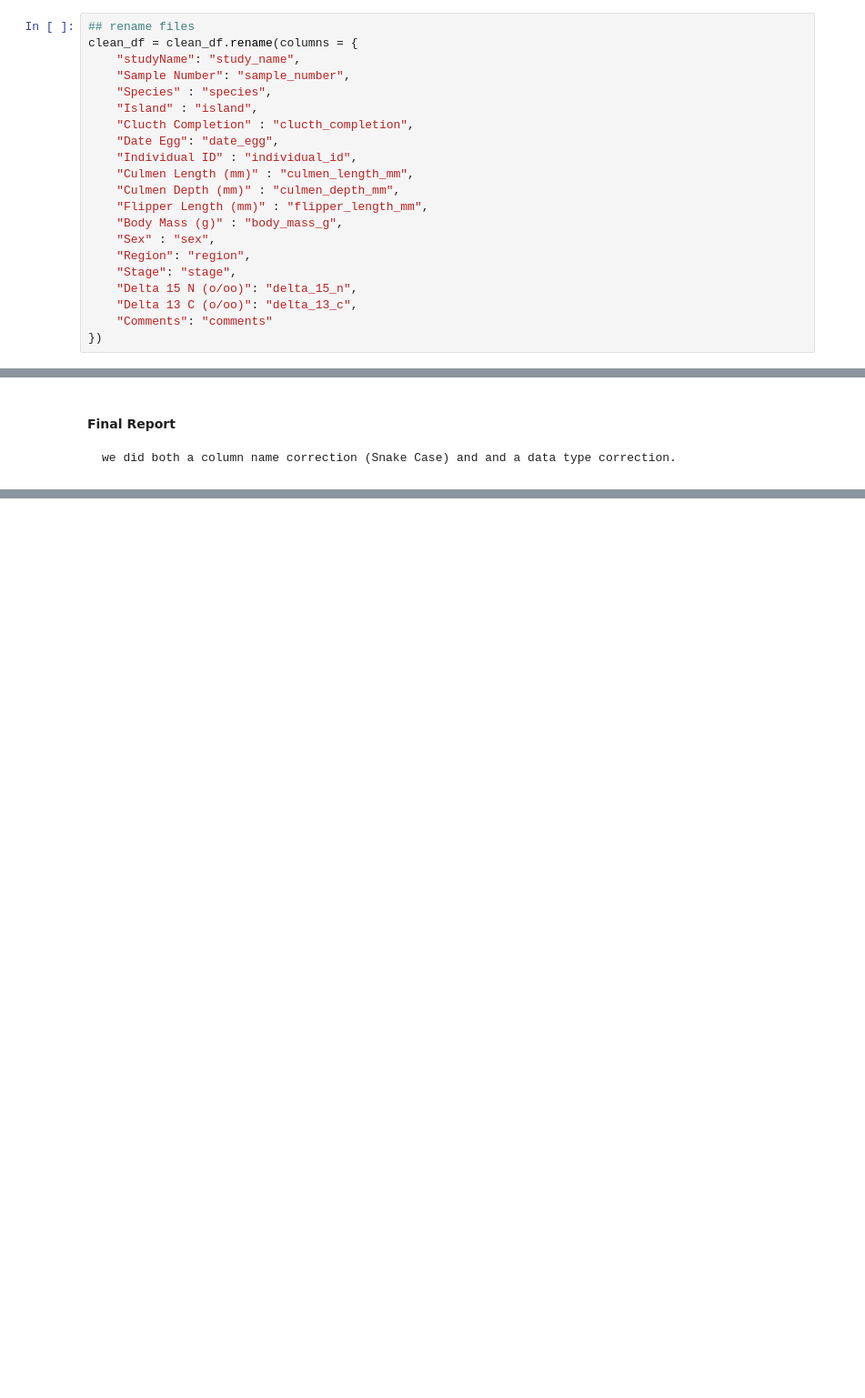
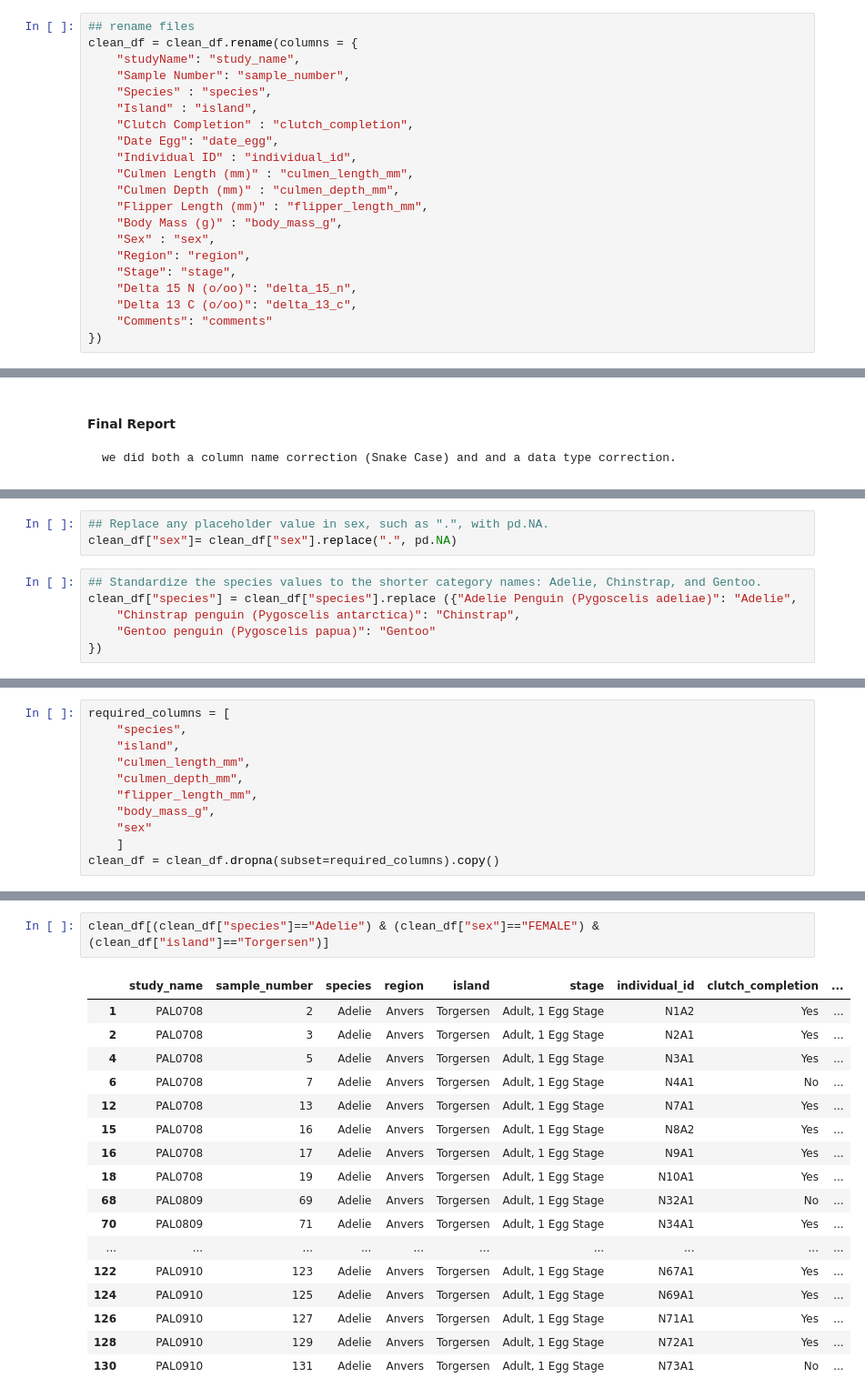
Before and after one commit to Alhassaned3/Data-Science-Phase-I, a Jupyter notebook: ADS HW 1.ipynb, the cells around one changed output, grey strips where cells are left out. Shown at 91% size. Saved outputs shown, nothing was run; the diff lists cells and outputs as text; blank space fills up the shorter version.

```diff
--- a/ADS HW 1.ipynb
+++ b/ADS HW 1.ipynb
@@ -122,7 +207,7 @@ clean_df = clean_df.rename(columns = {
     "Sample Number": "sample_number",
     "Species" : "species",
     "Island" : "island",
-    "Clucth Completion" : "clucth_completion",
+    "Clutch Completion" : "clutch_completion",
     "Date Egg": "date_egg",
     "Individual ID" : "individual_id",
     "Culmen Length (mm)" : "culmen_length_mm",
@@ -194,0 +329,9 @@ dtype: object
+# %%
+## Replace any placeholder value in sex, such as ".", with pd.NA.
+clean_df["sex"]= clean_df["sex"].replace(".", pd.NA)
+# %%
+## Standardize the species values to the shorter category names: Adelie, Chinstrap, and Gentoo.
+clean_df["species"] = clean_df["species"].replace ({"Adelie Penguin (Pygoscelis adeliae)": "Adelie",
+    "Chinstrap penguin (Pygoscelis antarctica)": "Chinstrap",
+    "Gentoo penguin (Pygoscelis papua)": "Gentoo"
+})
@@ -194,0 +413,11 @@ dtype: object
+# %%
+required_columns = [
+    "species",
+    "island",
+    "culmen_length_mm",
+    "culmen_depth_mm",
+    "flipper_length_mm",
+    "body_mass_g",
+    "sex"
+    ]
+clean_df = clean_df.dropna(subset=required_columns).copy()
@@ -194,0 +567,20 @@ dtype: object
+# %%
+clean_df[(clean_df["species"]=="Adelie") & (clean_df["sex"]=="FEMALE") & (clean_df["island"]=="Torgersen")]
+# %% [output]
+|  | study_name | sample_number | species | region | island | stage | individual_id | clutch_completion | ... |
+| 1 | PAL0708 | 2 | Adelie | Anvers | Torgersen | Adult, 1 Egg Stage | N1A2 | Yes | ... |
+| 2 | PAL0708 | 3 | Adelie | Anvers | Torgersen | Adult, 1 Egg Stage | N2A1 | Yes | ... |
+| 4 | PAL0708 | 5 | Adelie | Anvers | Torgersen | Adult, 1 Egg Stage | N3A1 | Yes | ... |
+| 6 | PAL0708 | 7 | Adelie | Anvers | Torgersen | Adult, 1 Egg Stage | N4A1 | No | ... |
+| 12 | PAL0708 | 13 | Adelie | Anvers | Torgersen | Adult, 1 Egg Stage | N7A1 | Yes | ... |
+| 15 | PAL0708 | 16 | Adelie | Anvers | Torgersen | Adult, 1 Egg Stage | N8A2 | Yes | ... |
+| 16 | PAL0708 | 17 | Adelie | Anvers | Torgersen | Adult, 1 Egg Stage | N9A1 | Yes | ... |
+| 18 | PAL0708 | 19 | Adelie | Anvers | Torgersen | Adult, 1 Egg Stage | N10A1 | Yes | ... |
+| 68 | PAL0809 | 69 | Adelie | Anvers | Torgersen | Adult, 1 Egg Stage | N32A1 | No | ... |
+| 70 | PAL0809 | 71 | Adelie | Anvers | Torgersen | Adult, 1 Egg Stage | N34A1 | Yes | ... |
+| ... | ... | ... | ... | ... | ... | ... | ... | ... | ... |
+| 122 | PAL0910 | 123 | Adelie | Anvers | Torgersen | Adult, 1 Egg Stage | N67A1 | Yes | ... |
+| 124 | PAL0910 | 125 | Adelie | Anvers | Torgersen | Adult, 1 Egg Stage | N69A1 | Yes | ... |
+| 126 | PAL0910 | 127 | Adelie | Anvers | Torgersen | Adult, 1 Egg Stage | N71A1 | Yes | ... |
+| 128 | PAL0910 | 129 | Adelie | Anvers | Torgersen | Adult, 1 Egg Stage | N72A1 | Yes | ... |
+| 130 | PAL0910 | 131 | Adelie | Anvers | Torgersen | Adult, 1 Egg Stage | N73A1 | No | ... |
```
Also changed, not shown: parts of 84 cells of this notebook.
